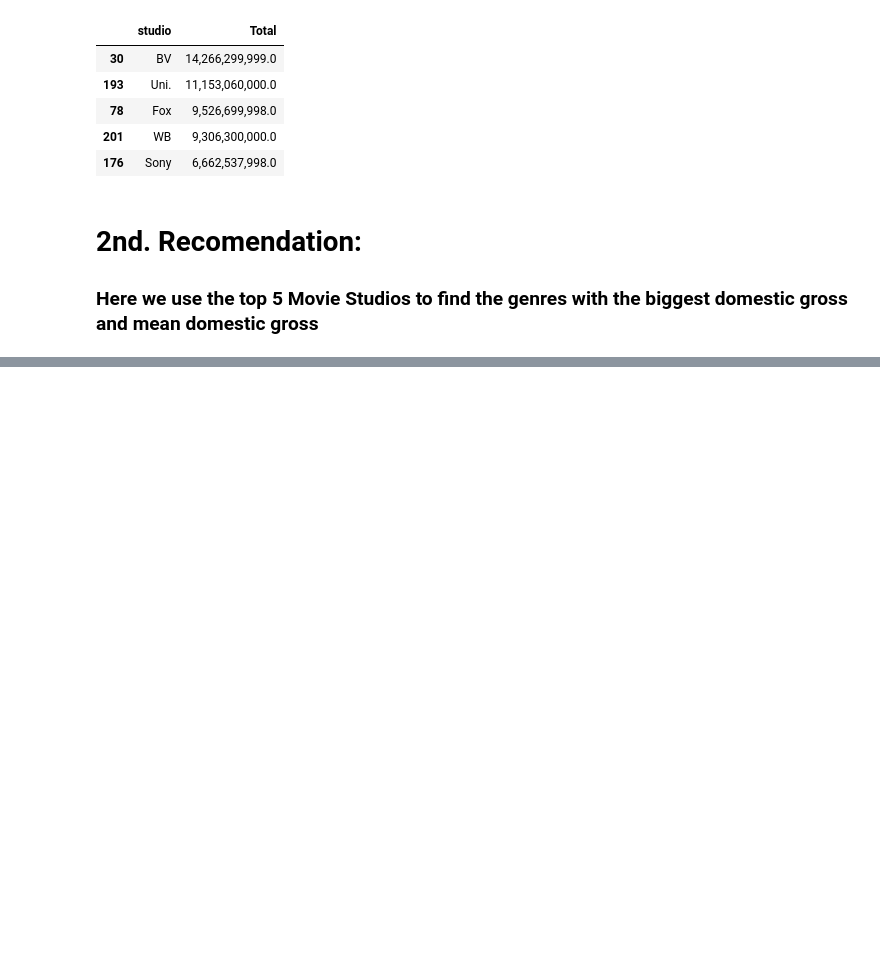
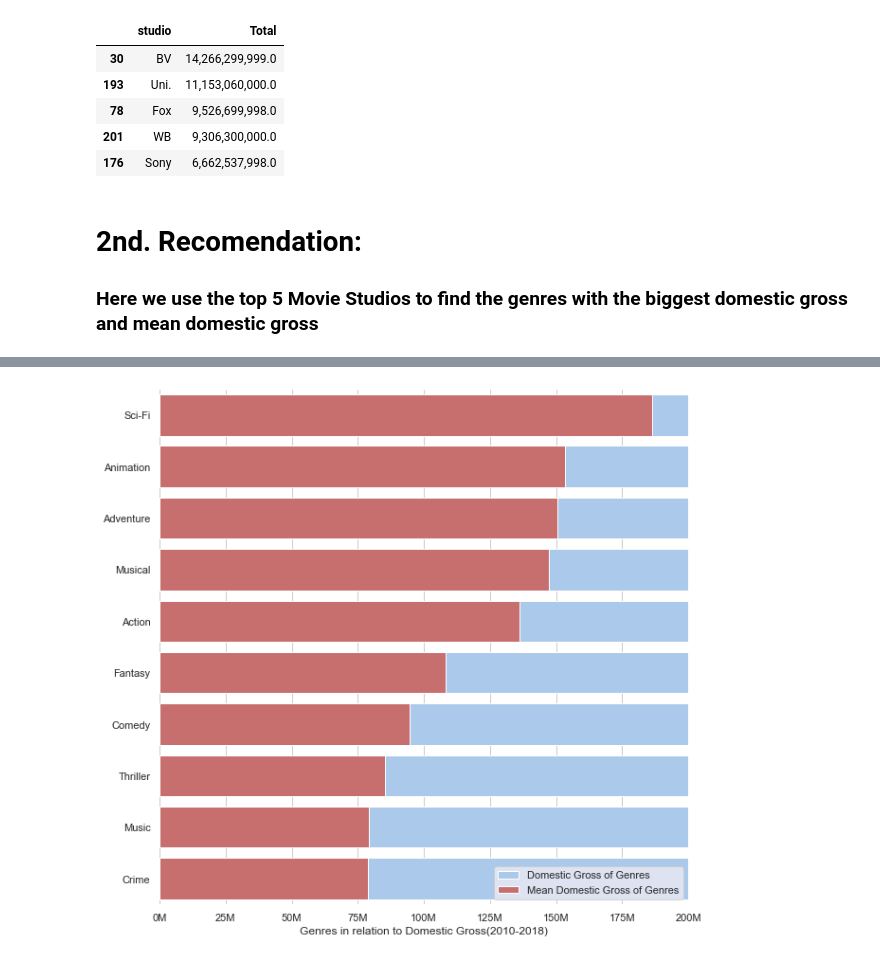
Before and after one commit to ChrisFreyre/dsc-phase-1-project, a Jupyter notebook: student.ipynb, the cells around one changed output, grey strips where cells are left out. Cells and saved outputs as stored; diff of their text form; code cells hidden in the pictures; blank space fills up the shorter version.

```diff
--- a/student.ipynb
+++ b/student.ipynb
@@ -490,0 +918,33 @@ imdb.title.basics.csv.gz
+# %%
+import seaborn as sns
+import matplotlib.pyplot as plt
+sns.set_theme(style="whitegrid")
+
+
+
+
+# Initialize the matplotlib figure
+f, ax = plt.subplots(figsize=(10, 10))
+
+
+
+
+sns.set(font_scale = 1)
+sns.set_color_codes("pastel")
+sns.barplot(x="domestic_gross", y="genres", data=graph_genre,
+            label="Domestic Gross of Genres", color="b")
+
+
+sns.set_color_codes("muted")
+sns.barplot(x="mean", y="genres", data=graph_genre,
+            label="Mean Domestic Gross of Genres", color="r")
+
+# Add a legend and informative axis label
+ax.legend(ncol=1, loc="lower right", frameon=True)
+ax.set(xlim=(0, 200_000_000), ylabel="",
+       xlabel="Genres in relation to Domestic Gross(2010-2018)")
+sns.despine(left=True, bottom=True)
+
+ax.xaxis.set_major_formatter(ticker.FuncFormatter(lambda x, pos: '{:,.0f}'.format(x/1_000_000) + 'M'))
+# %% [output]
+[figure, added]
```
Also changed, not shown: parts of 35 cells of this notebook, 2 other files.
